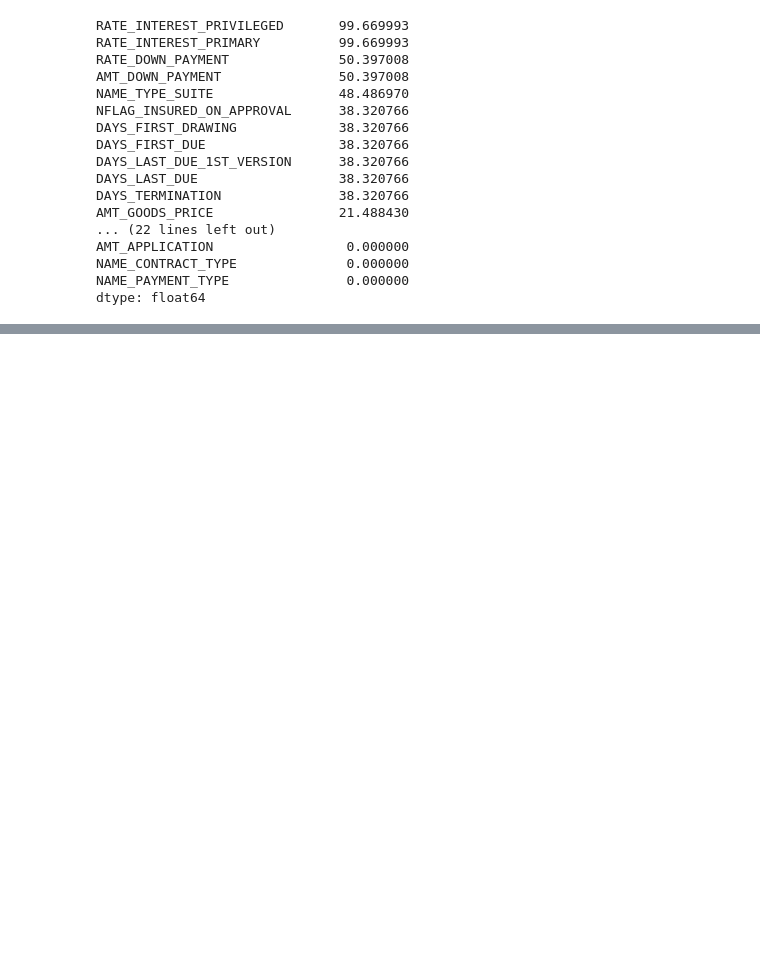
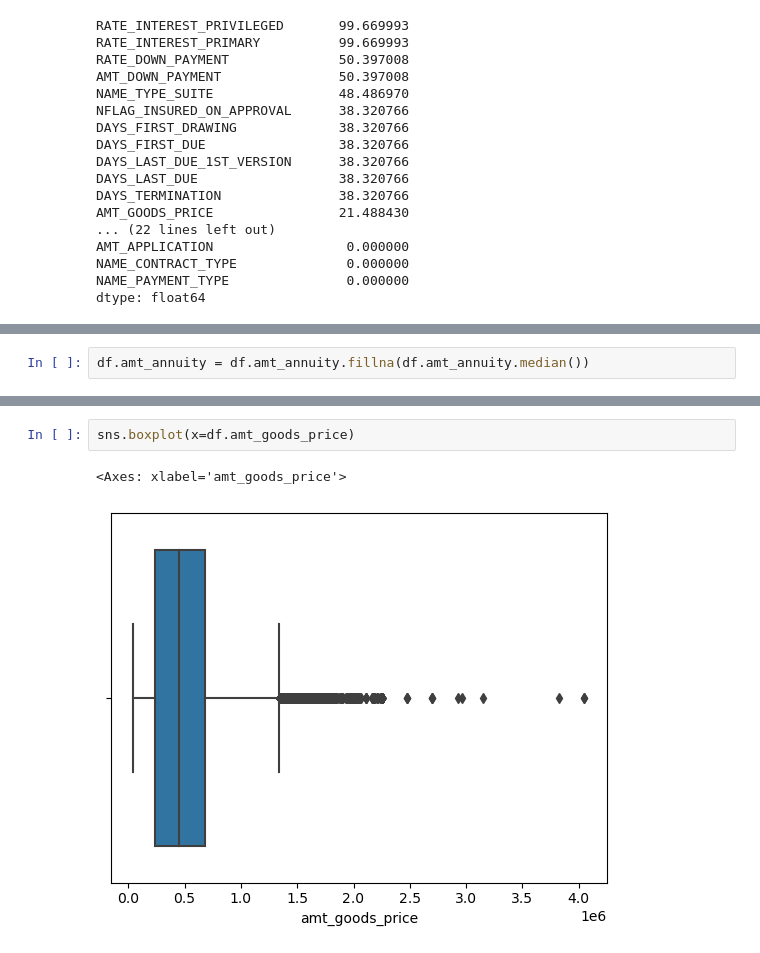
Before and after one commit to deveshpatwa/Pyhton-projects, a Jupyter notebook: bank loan/bank_loan.ipynb, the cells around one changed output, grey strips where cells are left out. Cells and saved outputs as stored; diff of their text form; blank space fills up the shorter version.

```diff
--- a/bank loan/bank_loan.ipynb
+++ b/bank loan/bank_loan.ipynb
@@ -234,0 +264,2 @@ dtype: float64
+# %%
+df.amt_annuity = df.amt_annuity.fillna(df.amt_annuity.median())
@@ -234,0 +274,5 @@ dtype: float64
+# %%
+sns.boxplot(x=df.amt_goods_price)
+# %% [output]
+<Axes: xlabel='amt_goods_price'>
+[figure, added]
```
Also changed, not shown: parts of 14 cells of this notebook, 5 other files.
